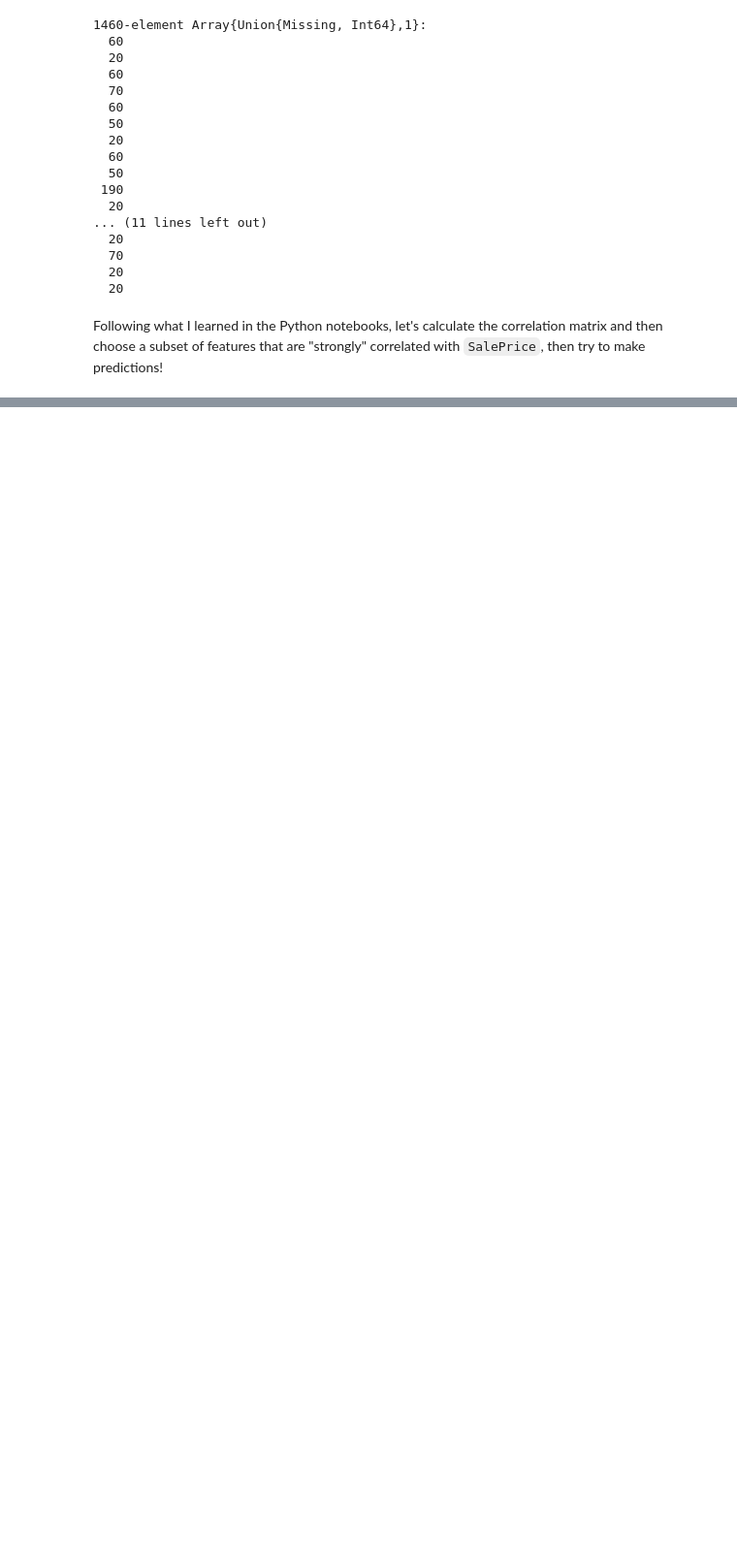
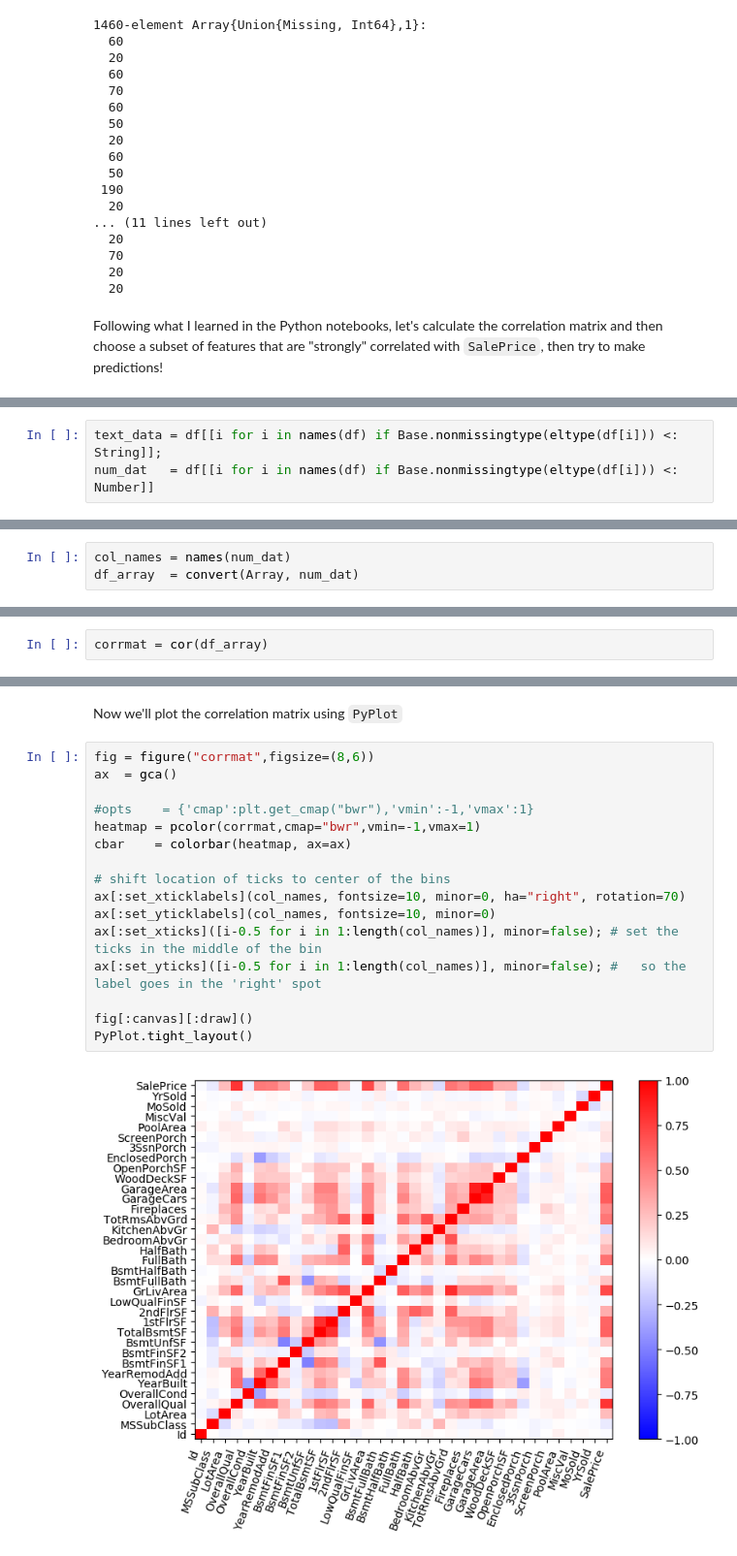
Before and after one commit to demarley/figment, a Jupyter notebook: julia/housing_prices.ipynb, the cells around one changed output, grey strips where cells are left out. Shown: that part at 97% size. Saved outputs shown, nothing was run; the diff lists cells and outputs as text; blank space fills up the shorter version.

```diff
--- a/julia/housing_prices.ipynb
+++ b/julia/housing_prices.ipynb
@@ -101,0 +93,3 @@ Following what I learned in the Python notebooks, let's calculate the correlatio
+# %%
+text_data = df[[i for i in names(df) if Base.nonmissingtype(eltype(df[i])) <: String]];
+num_dat   = df[[i for i in names(df) if Base.nonmissingtype(eltype(df[i])) <: Number]]
@@ -101,0 +115,3 @@ Following what I learned in the Python notebooks, let's calculate the correlatio
+# %%
+col_names = names(num_dat)
+df_array  = convert(Array, num_dat)
@@ -101,0 +138,2 @@ Following what I learned in the Python notebooks, let's calculate the correlatio
+# %%
+corrmat = cor(df_array)
@@ -101,0 +158,20 @@ Following what I learned in the Python notebooks, let's calculate the correlatio
+# %% [markdown]
+Now we'll plot the correlation matrix using `PyPlot`
+# %%
+fig = figure("corrmat",figsize=(8,6))
+ax  = gca()
+
+#opts    = {'cmap':plt.get_cmap("bwr"),'vmin':-1,'vmax':1}
+heatmap = pcolor(corrmat,cmap="bwr",vmin=-1,vmax=1)
+cbar    = colorbar(heatmap, ax=ax)
+
+# shift location of ticks to center of the bins
+ax[:set_xticklabels](col_names, fontsize=10, minor=0, ha="right", rotation=70)
+ax[:set_yticklabels](col_names, fontsize=10, minor=0)
+ax[:set_xticks]([i-0.5 for i in 1:length(col_names)], minor=false); # set the ticks in the middle of the bin
+ax[:set_yticks]([i-0.5 for i in 1:length(col_names)], minor=false); #   so the label goes in the 'right' spot
+
+fig[:canvas][:draw]()
+PyPlot.tight_layout()
+# %% [output]
+[figure, added]
```
Also changed, not shown: parts of 17 cells of this notebook.
